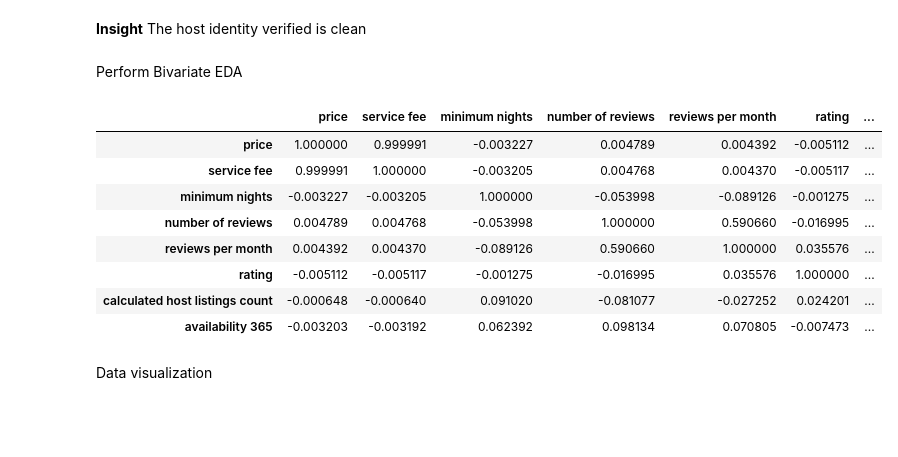
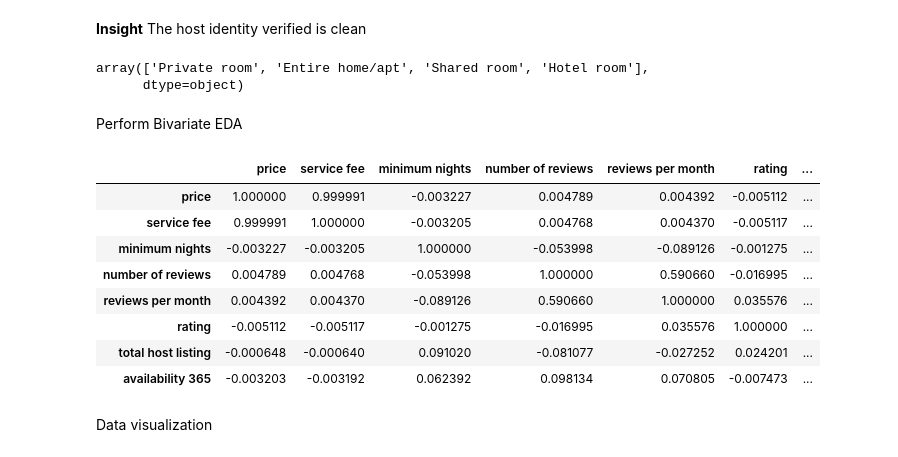
Before and after one commit to Great-special/Portfolio-Projects, a Jupyter notebook: EDA/AirBNB/open_data_airbnb.ipynb, the cells around one changed output. Drawn from its saved outputs; the diff is of its cells as text; code cells hidden in the pictures; blank space fills up the shorter version.

```diff
--- a/EDA/AirBNB/open_data_airbnb.ipynb
+++ b/EDA/AirBNB/open_data_airbnb.ipynb
@@ -223,0 +233,3 @@ plt.show()
+# %%
+cleanedAirBnb = cleanedAirBnb.rename(columns={'calculated host listings count':"total host listing",})
+cleanedAirBnb
@@ -362,21 +361,26 @@ cleanedAirBnb['host_identity_verified'].unique()
 array(['unconfirmed', 'verified'], dtype=object)
 # %% [markdown]
 **Insight** The host identity verified is clean
+# %%
+cleanedAirBnb['room type'].unique()
+# %% [output]
+array(['Private room', 'Entire home/apt', 'Shared room', 'Hotel room'],
+      dtype=object)
 # %% [markdown]
 Perform Bivariate EDA
 # %%
 # checking for correlation
-corr_matrix = cleanedAirBnb[['price', 'service fee', 'minimum nights', 'number of reviews', 'reviews per month', 'rating', 'calculated host listings count', 'availability 365']].corr()
+corr_matrix = cleanedAirBnb[['price', 'service fee', 'minimum nights', 'number of reviews', 'reviews per month', 'rating', 'total host listing', 'availability 365']].corr()
 corr_matrix
 # %% [output]
 |  | price | service fee | minimum nights | number of reviews | reviews per month | rating | ... |
 | price | 1.000000 | 0.999991 | -0.003227 | 0.004789 | 0.004392 | -0.005112 | ... |
 | service fee | 0.999991 | 1.000000 | -0.003205 | 0.004768 | 0.004370 | -0.005117 | ... |
 | minimum nights | -0.003227 | -0.003205 | 1.000000 | -0.053998 | -0.089126 | -0.001275 | ... |
 | number of reviews | 0.004789 | 0.004768 | -0.053998 | 1.000000 | 0.590660 | -0.016995 | ... |
 | reviews per month | 0.004392 | 0.004370 | -0.089126 | 0.590660 | 1.000000 | 0.035576 | ... |
 | rating | -0.005112 | -0.005117 | -0.001275 | -0.016995 | 0.035576 | 1.000000 | ... |
-| calculated host listings count | -0.000648 | -0.000640 | 0.091020 | -0.081077 | -0.027252 | 0.024201 | ... |
+| total host listing | -0.000648 | -0.000640 | 0.091020 | -0.081077 | -0.027252 | 0.024201 | ... |
 | availability 365 | -0.003203 | -0.003192 | 0.062392 | 0.098134 | 0.070805 | -0.007473 | ... |
 # %% [markdown]
 Data visualization
```
Also changed, not shown: parts of 35 cells of this notebook.
